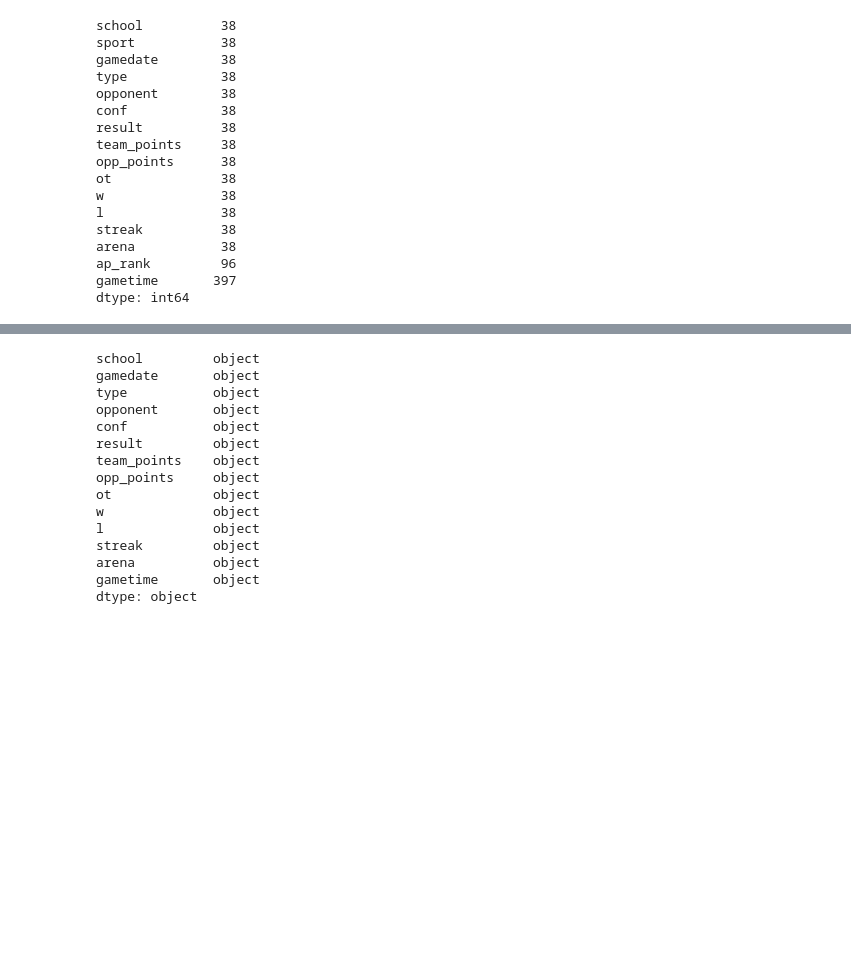
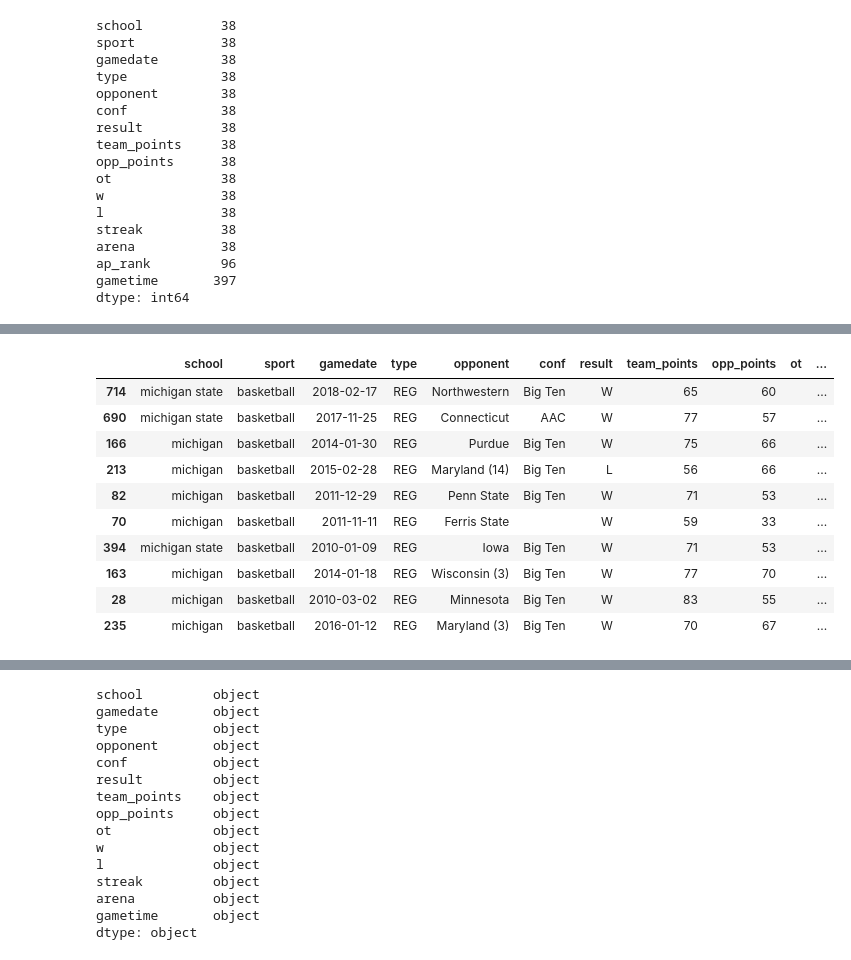
Before and after one commit to djboudia/milestone, a Jupyter notebook: 03_notebooks/College_Basketball.ipynb, the cells around one changed output, grey strips where cells are left out. Drawn from its saved outputs; the diff is of its cells as text; code cells hidden in the pictures; blank space fills up the shorter version.

```diff
--- a/03_notebooks/College_Basketball.ipynb
+++ b/03_notebooks/College_Basketball.ipynb
@@ -214,3 +221,17 @@ df['opponent'].str.extract(r'[A-Za-z\s\(]+([0-9]+)')
+# %%
+df.sample(10)
+# %% [output]
+|  | school | sport | gamedate | type | opponent | conf | result | team_points | opp_points | ot | ... |
+| 714 | michigan state | basketball | 2018-02-17 | REG | Northwestern | Big Ten | W | 65 | 60 |  | ... |
+| 690 | michigan state | basketball | 2017-11-25 | REG | Connecticut | AAC | W | 77 | 57 |  | ... |
+| 166 | michigan | basketball | 2014-01-30 | REG | Purdue | Big Ten | W | 75 | 66 |  | ... |
+| 213 | michigan | basketball | 2015-02-28 | REG | Maryland (14) | Big Ten | L | 56 | 66 |  | ... |
+| 82 | michigan | basketball | 2011-12-29 | REG | Penn State | Big Ten | W | 71 | 53 |  | ... |
+| 70 | michigan | basketball | 2011-11-11 | REG | Ferris State |  | W | 59 | 33 |  | ... |
+| 394 | michigan state | basketball | 2010-01-09 | REG | Iowa | Big Ten | W | 71 | 53 |  | ... |
+| 163 | michigan | basketball | 2014-01-18 | REG | Wisconsin (3) | Big Ten | W | 77 | 70 |  | ... |
+| 28 | michigan | basketball | 2010-03-02 | REG | Minnesota | Big Ten | W | 83 | 55 |  | ... |
+| 235 | michigan | basketball | 2016-01-12 | REG | Maryland (3) | Big Ten | W | 70 | 67 |  | ... |
 # %%
 df.to_csv('cbb_2010_2019.csv',index=False)
 # %%
```
Also changed, not shown: parts of 4 cells of this notebook, 1 other file.
